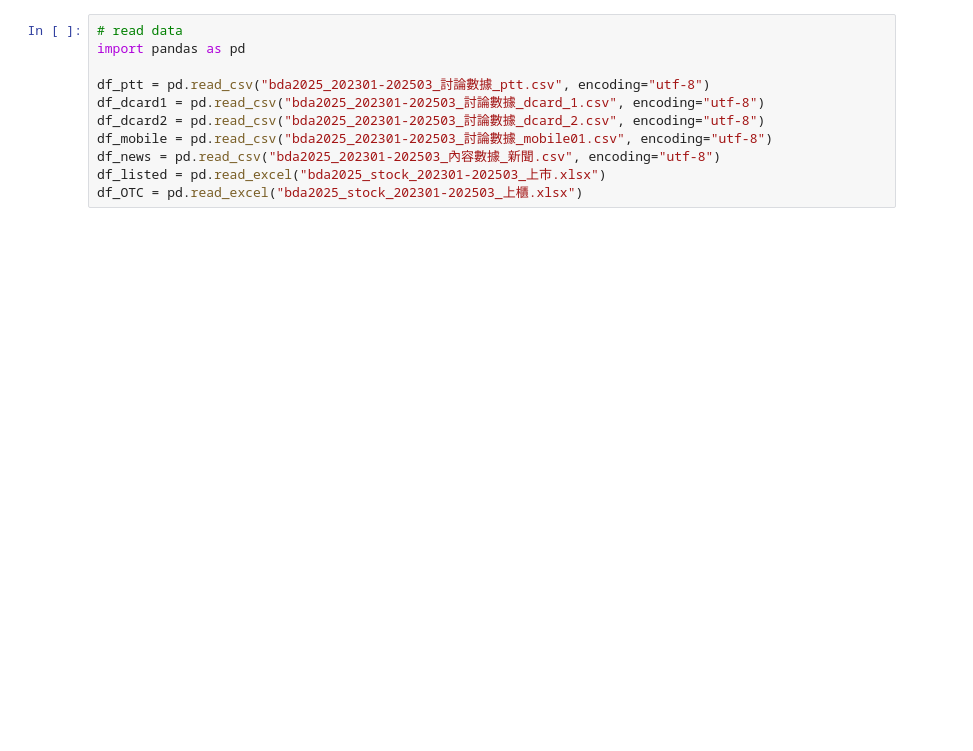
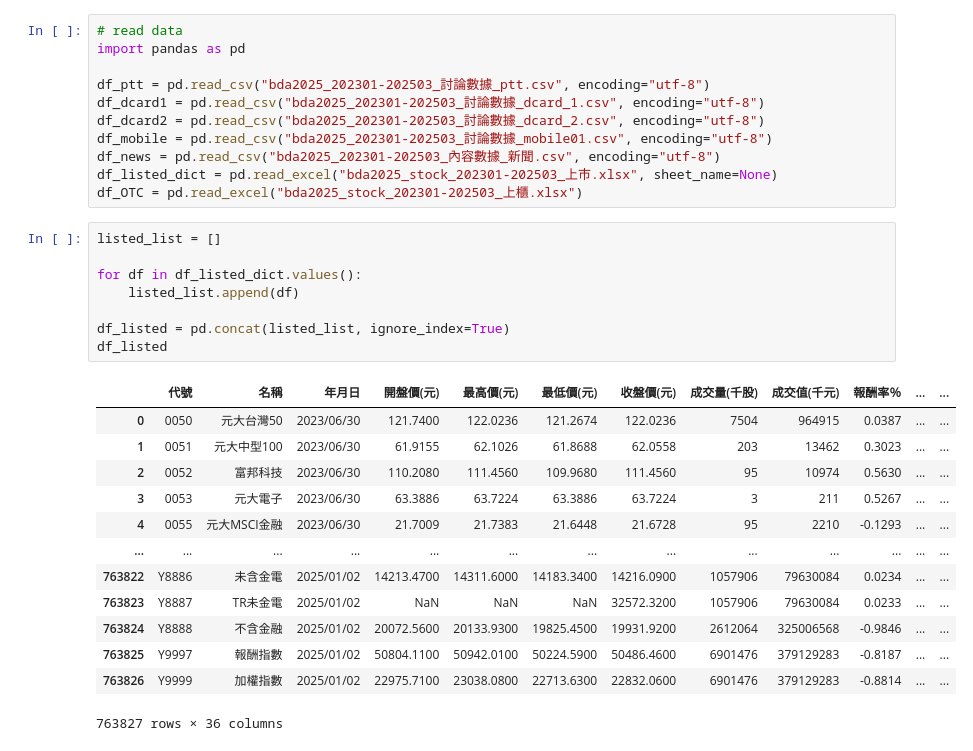
Before and after one commit to Bryant-Liu-TzuYang/BDA-Team-Cospace, a Jupyter notebook: Bryant.ipynb, the cells around one changed output. Saved outputs shown, nothing was run; the diff lists cells and outputs as text; blank space fills up the shorter version.

```diff
--- a/Bryant.ipynb
+++ b/Bryant.ipynb
@@ -7,5 +7,27 @@ df_dcard1 = pd.read_csv("bda2025_202301-202503_討論數據_dcard_1.csv", encodi
 df_dcard2 = pd.read_csv("bda2025_202301-202503_討論數據_dcard_2.csv", encoding="utf-8")
 df_mobile = pd.read_csv("bda2025_202301-202503_討論數據_mobile01.csv", encoding="utf-8")
 df_news = pd.read_csv("bda2025_202301-202503_內容數據_新聞.csv", encoding="utf-8")
-df_listed = pd.read_excel("bda2025_stock_202301-202503_上市.xlsx")
+df_listed_dict = pd.read_excel("bda2025_stock_202301-202503_上市.xlsx", sheet_name=None)
 df_OTC = pd.read_excel("bda2025_stock_202301-202503_上櫃.xlsx")
+# %%
+listed_list = []
+
+for df in df_listed_dict.values():
+    listed_list.append(df)
+
+df_listed = pd.concat(listed_list, ignore_index=True)
+df_listed
+# %% [output]
+|  | 代號 | 名稱 | 年月日 | 開盤價(元) | 最高價(元) | 最低價(元) | 收盤價(元) | 成交量(千股) | 成交值(千元) | 報酬率％ | ... | ... |
+| 0 | 0050 | 元大台灣50 | 2023/06/30 | 121.7400 | 122.0236 | 121.2674 | 122.0236 | 7504 | 964915 | 0.0387 | ... | ... |
+| 1 | 0051 | 元大中型100 | 2023/06/30 | 61.9155 | 62.1026 | 61.8688 | 62.0558 | 203 | 13462 | 0.3023 | ... | ... |
+| 2 | 0052 | 富邦科技 | 2023/06/30 | 110.2080 | 111.4560 | 109.9680 | 111.4560 | 95 | 10974 | 0.5630 | ... | ... |
+| 3 | 0053 | 元大電子 | 2023/06/30 | 63.3886 | 63.7224 | 63.3886 | 63.7224 | 3 | 211 | 0.5267 | ... | ... |
+| 4 | 0055 | 元大MSCI金融 | 2023/06/30 | 21.7009 | 21.7383 | 21.6448 | 21.6728 | 95 | 2210 | -0.1293 | ... | ... |
+| ... | ... | ... | ... | ... | ... | ... | ... | ... | ... | ... | ... | ... |
+| 763822 | Y8886 | 未含金電 | 2025/01/02 | 14213.4700 | 14311.6000 | 14183.3400 | 14216.0900 | 1057906 | 79630084 | 0.0234 | ... | ... |
+| 763823 | Y8887 | TR未金電 | 2025/01/02 | NaN | NaN | NaN | 32572.3200 | 1057906 | 79630084 | 0.0233 | ... | ... |
+| 763824 | Y8888 | 不含金融 | 2025/01/02 | 20072.5600 | 20133.9300 | 19825.4500 | 19931.9200 | 2612064 | 325006568 | -0.9846 | ... | ... |
+| 763825 | Y9997 | 報酬指數 | 2025/01/02 | 50804.1100 | 50942.0100 | 50224.5900 | 50486.4600 | 6901476 | 379129283 | -0.8187 | ... | ... |
+| 763826 | Y9999 | 加權指數 | 2025/01/02 | 22975.7100 | 23038.0800 | 22713.6300 | 22832.0600 | 6901476 | 379129283 | -0.8814 | ... | ... |
+763827 rows × 36 columns
```
Also changed, not shown: parts of 29 cells of this notebook.
